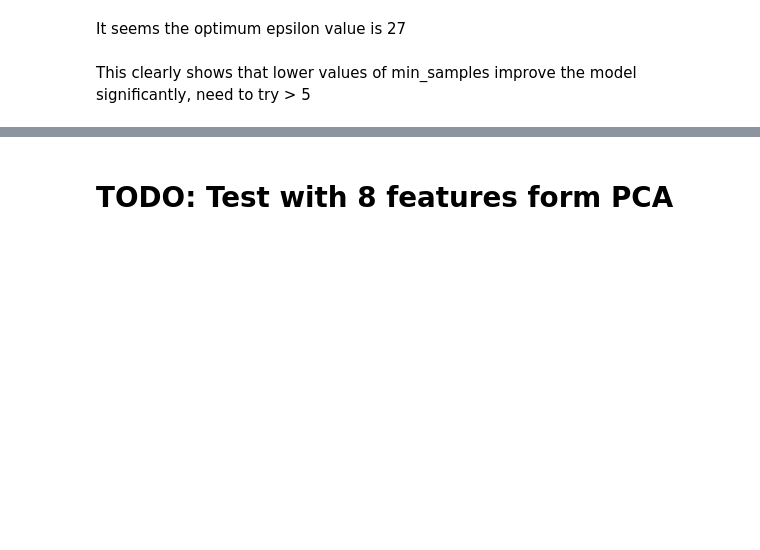
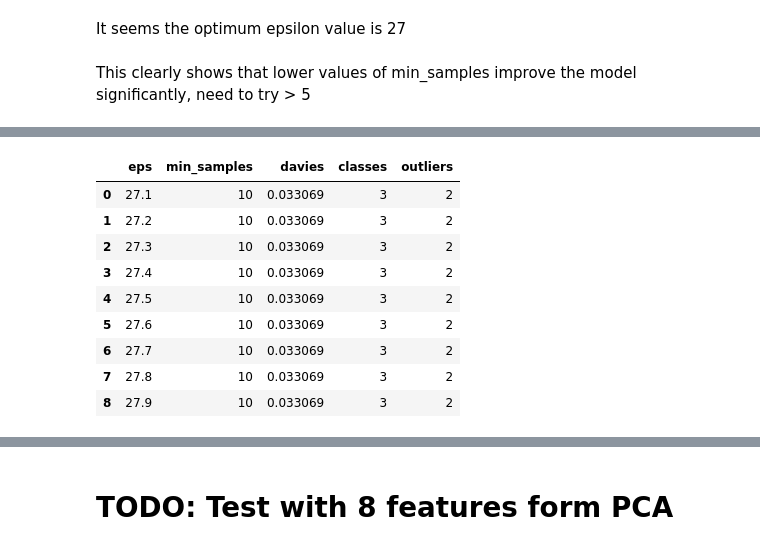
Before and after one commit to merzouka/bds.ml, a Jupyter notebook: preprocess/preprocess.ipynb, the cells around one changed output, grey strips where cells are left out. Cells and saved outputs as stored; diff of their text form; code cells hidden in the pictures; blank space fills up the shorter version.

```diff
--- a/preprocess/preprocess.ipynb
+++ b/preprocess/preprocess.ipynb
@@ -235,0 +257,7 @@ pd.DataFrame(test_5_scores).drop('predictions', axis=1)
+# %%
+eps = [(27 + 0.1 * i) for i in range(1, 10)]
+min_samples = 10
+scores = []
+
+for e in eps:
+  scores.append(score_dbscan(e, min_samples, X_train_eval))
@@ -236,3 +282,17 @@ pd.DataFrame(test_5_scores).drop('predictions', axis=1)
+# %%
+test_6_scores = scores
+pd.DataFrame(test_6_scores).drop('predictions', axis=1)
+# %% [output]
+|  | eps | min_samples | davies | classes | outliers |
+| 0 | 27.1 | 10 | 0.033069 | 3 | 2 |
+| 1 | 27.2 | 10 | 0.033069 | 3 | 2 |
+| 2 | 27.3 | 10 | 0.033069 | 3 | 2 |
+| 3 | 27.4 | 10 | 0.033069 | 3 | 2 |
+| 4 | 27.5 | 10 | 0.033069 | 3 | 2 |
+| 5 | 27.6 | 10 | 0.033069 | 3 | 2 |
+| 6 | 27.7 | 10 | 0.033069 | 3 | 2 |
+| 7 | 27.8 | 10 | 0.033069 | 3 | 2 |
+| 8 | 27.9 | 10 | 0.033069 | 3 | 2 |
 # %%
 from sklearn.decomposition import PCA
 
```
Also changed, not shown: parts of 5 cells of this notebook.
